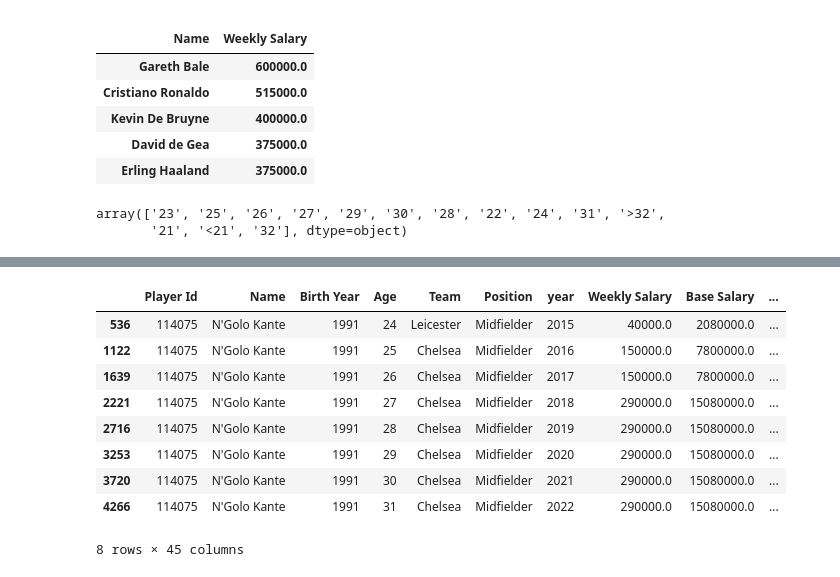
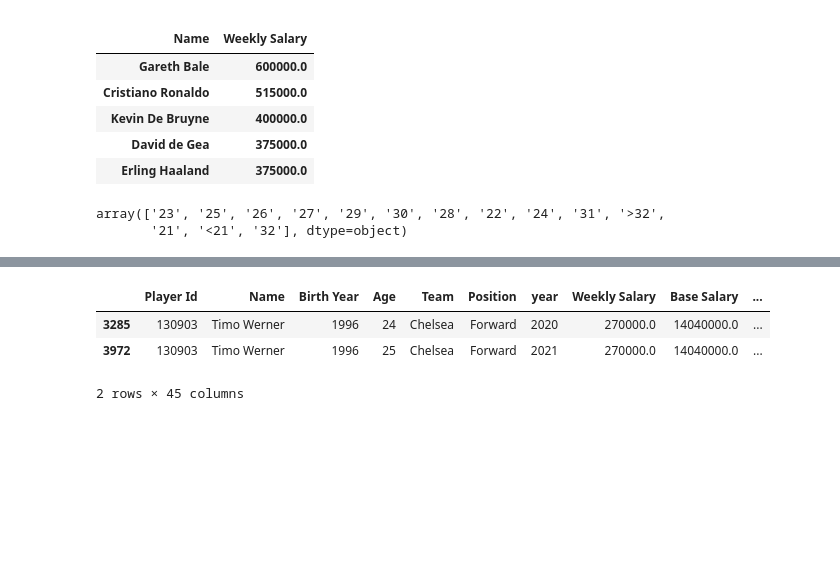
Before and after one commit to LEEINSEO-0118/EPL_EDA_Project, a Jupyter notebook: EDA_with_team_code.ipynb, the cells around one changed output, grey strips where cells are left out. Saved outputs shown, nothing was run; the diff lists cells and outputs as text; code cells hidden in the pictures; blank space fills up the shorter version.

```diff
--- a/EDA_with_team_code.ipynb
+++ b/EDA_with_team_code.ipynb
@@ -152,13 +324,7 @@ def get_age_lev(age):
 # %%
-eda_df[eda_df.Name.str.contains('Kante')]
+eda_df[eda_df['Name'].str.contains('Werner')]
 # %% [output]
 |  | Player Id | Name | Birth Year | Age | Team | Position | year | Weekly Salary | Base Salary | ... |
-| 536 | 114075 | N'Golo Kante | 1991 | 24 | Leicester | Midfielder | 2015 | 40000.0 | 2080000.0 | ... |
-| 1122 | 114075 | N'Golo Kante | 1991 | 25 | Chelsea | Midfielder | 2016 | 150000.0 | 7800000.0 | ... |
-| 1639 | 114075 | N'Golo Kante | 1991 | 26 | Chelsea | Midfielder | 2017 | 150000.0 | 7800000.0 | ... |
-| 2221 | 114075 | N'Golo Kante | 1991 | 27 | Chelsea | Midfielder | 2018 | 290000.0 | 15080000.0 | ... |
-| 2716 | 114075 | N'Golo Kante | 1991 | 28 | Chelsea | Midfielder | 2019 | 290000.0 | 15080000.0 | ... |
-| 3253 | 114075 | N'Golo Kante | 1991 | 29 | Chelsea | Midfielder | 2020 | 290000.0 | 15080000.0 | ... |
-| 3720 | 114075 | N'Golo Kante | 1991 | 30 | Chelsea | Midfielder | 2021 | 290000.0 | 15080000.0 | ... |
-| 4266 | 114075 | N'Golo Kante | 1991 | 31 | Chelsea | Midfielder | 2022 | 290000.0 | 15080000.0 | ... |
+| 3285 | 130903 | Timo Werner | 1996 | 24 | Chelsea | Forward | 2020 | 270000.0 | 14040000.0 | ... |
+| 3972 | 130903 | Timo Werner | 1996 | 25 | Chelsea | Forward | 2021 | 270000.0 | 14040000.0 | ... |
-8 rows × 45 columns
+2 rows × 45 columns
```
Also changed, not shown: parts of 16 cells of this notebook, 9 other files.
